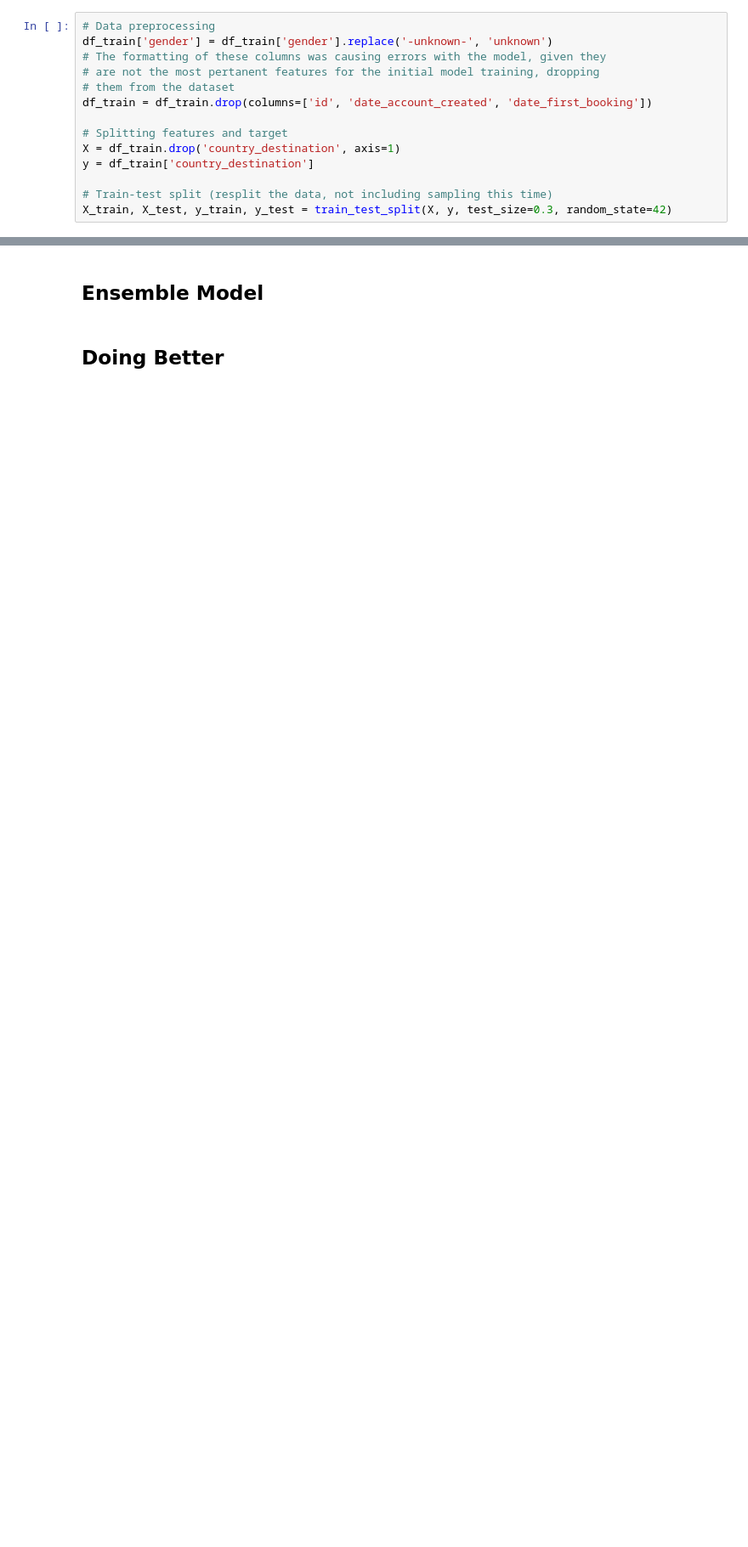
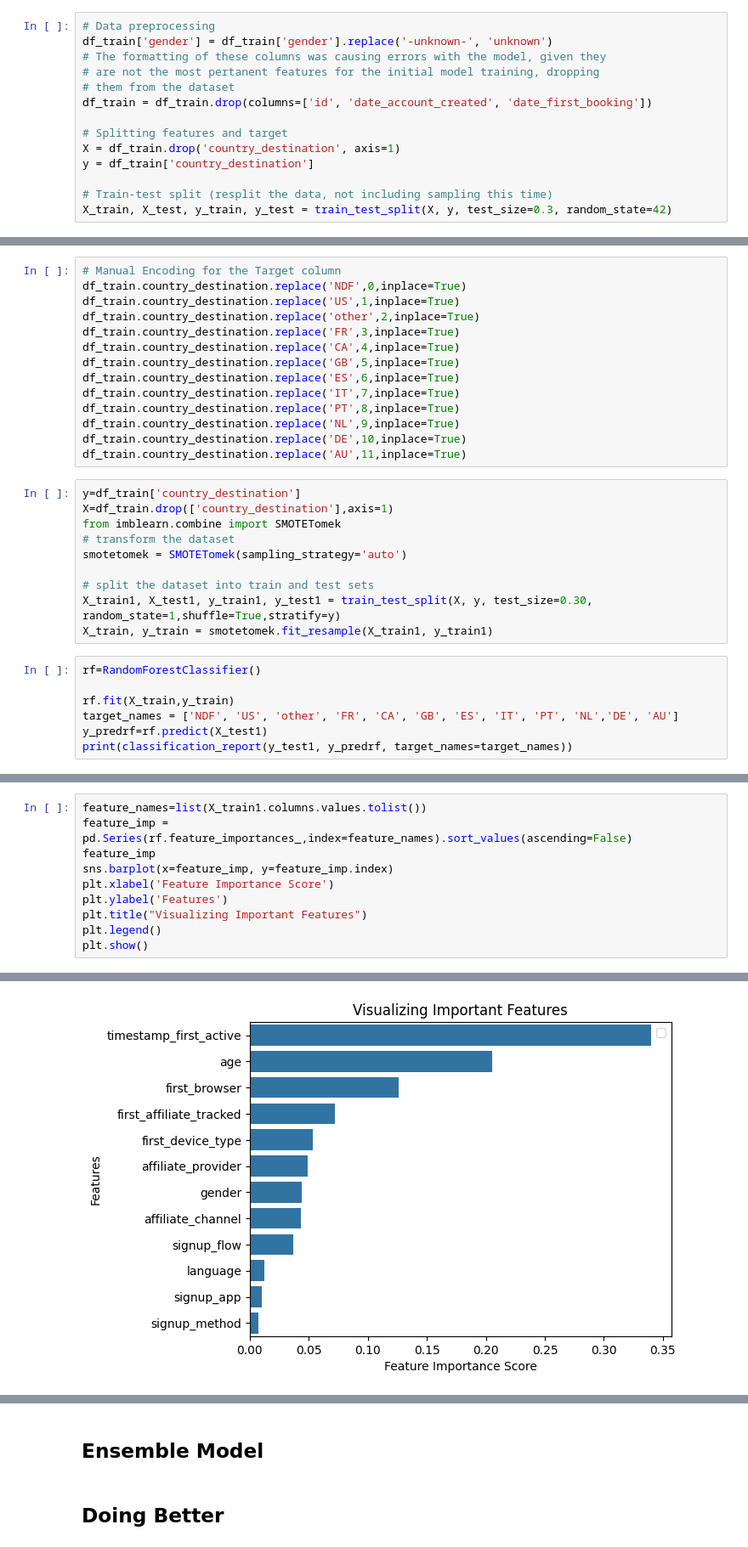
Before and after one commit to dominicfanucchi/aai-510_group7, a Jupyter notebook: kim_EDA.ipynb, the cells around one changed output, grey strips where cells are left out. Shown at 85% size. Cells and saved outputs as stored; diff of their text form; blank space fills up the shorter version.

```diff
--- a/kim_EDA.ipynb
+++ b/kim_EDA.ipynb
@@ -236,0 +283,31 @@ Missing values in X_test_encoded: 68085
+# %%
+# Manual Encoding for the Target column
+df_train.country_destination.replace('NDF',0,inplace=True)
+df_train.country_destination.replace('US',1,inplace=True)
+df_train.country_destination.replace('other',2,inplace=True)
+df_train.country_destination.replace('FR',3,inplace=True)
+df_train.country_destination.replace('CA',4,inplace=True)
+df_train.country_destination.replace('GB',5,inplace=True)
+df_train.country_destination.replace('ES',6,inplace=True)
+df_train.country_destination.replace('IT',7,inplace=True)
+df_train.country_destination.replace('PT',8,inplace=True)
+df_train.country_destination.replace('NL',9,inplace=True)
+df_train.country_destination.replace('DE',10,inplace=True)
+df_train.country_destination.replace('AU',11,inplace=True)
+# %%
+y=df_train['country_destination']
+X=df_train.drop(['country_destination'],axis=1)
+from imblearn.combine import SMOTETomek
+# transform the dataset
+smotetomek = SMOTETomek(sampling_strategy='auto')
+
+# split the dataset into train and test sets
+X_train1, X_test1, y_train1, y_test1 = train_test_split(X, y, test_size=0.30, random_state=1,shuffle=True,stratify=y)
+X_train, y_train = smotetomek.fit_resample(X_train1, y_train1)
+# %%
+rf=RandomForestClassifier()
+
+rf.fit(X_train,y_train)
+target_names = ['NDF', 'US', 'other', 'FR', 'CA', 'GB', 'ES', 'IT', 'PT', 'NL','DE', 'AU']
+y_predrf=rf.predict(X_test1)
+print(classification_report(y_test1, y_predrf, target_names=target_names))
@@ -236,0 +362,11 @@ Missing values in X_test_encoded: 68085
+# %%
+feature_names=list(X_train1.columns.values.tolist())
+feature_imp = pd.Series(rf.feature_importances_,index=feature_names).sort_values(ascending=False)
+feature_imp
+sns.barplot(x=feature_imp, y=feature_imp.index)
+plt.xlabel('Feature Importance Score')
+plt.ylabel('Features')
+plt.title("Visualizing Important Features")
+plt.legend()
+plt.show()
+# %% [output]
@@ -236,0 +374 @@ Missing values in X_test_encoded: 68085
+[figure, added]
```
Also changed, not shown: parts of 12 cells of this notebook.
